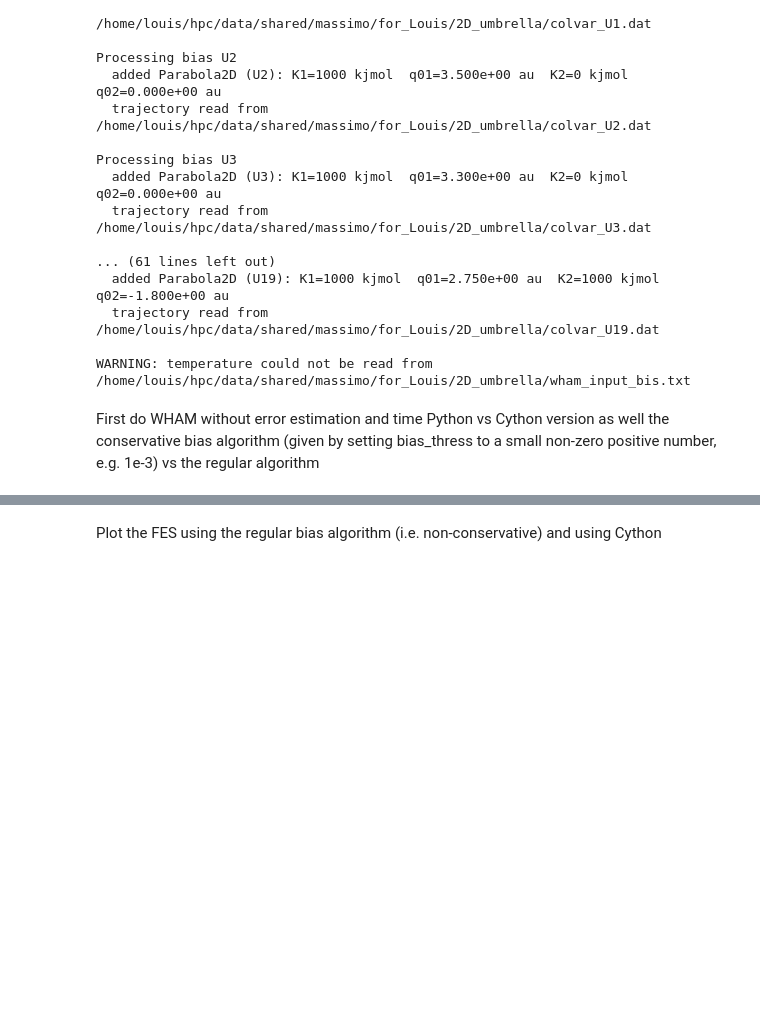
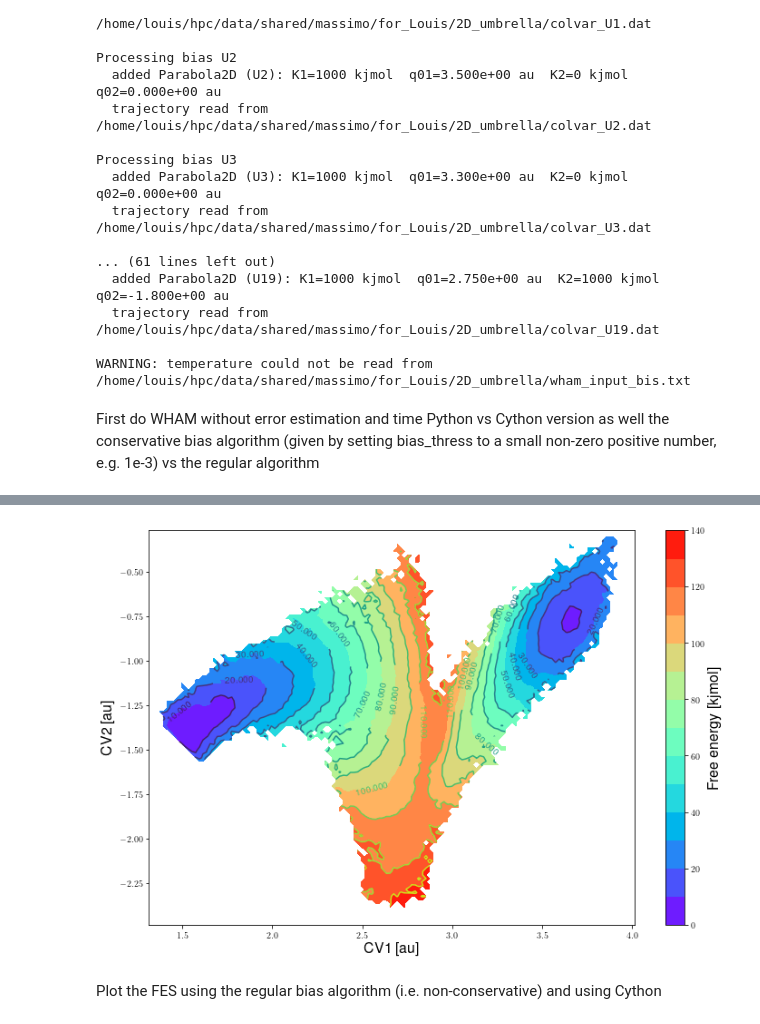
Before and after one commit to molmod/ThermoLIB, a Jupyter notebook: examples/WHAM2D/wham2d.ipynb, the cells around one changed output, grey strips where cells are left out. Cells and saved outputs as stored; diff of their text form; code cells hidden in the pictures; blank space fills up the shorter version.

```diff
--- a/examples/WHAM2D/wham2d.ipynb
+++ b/examples/WHAM2D/wham2d.ipynb
@@ -99,6 +99,4 @@ WARNING: temperature could not be read from /home/louis/hpc/data/shared/massimo/
 # %% [markdown]
 First do WHAM without error estimation and time Python vs Cython version as well the conservative bias algorithm (given by setting bias_thress to a small non-zero positive number, e.g. 1e-3) vs the regular algorithm
 # %%
-bins = [np.arange(1.305, 3.995+0.05, 0.01), np.arange(-2.495, -0.305+0.05, 0.01)]
-hist_ne_c = Histogram2D.from_wham_c(bins, trajectories, biasses, temp, error_estimate=None, Nscf=1000, convergence=1e-6, verbosity='low')
-hist_ne = Histogram2D.from_wham(bins, trajectories, biasses, temp, error_estimate=None, Nscf=1000, convergence=1e-6, verbosity='low')
+bins = [np.arange(1.305, 3.995+0.05, 0.02), np.arange(-2.495, -0.305+0.05, 0.02)]
@@ -120,0 +125,2 @@ TIMING SUMMARY
+# %%
+hist_f = Histogram2D.from_wham(bins, trajectories, biasses, temp, error_estimate='mle_f', Nscf=1000, convergence=1e-5, verbosity='medium')
@@ -121,7 +144,9 @@ TIMING SUMMARY
 # %%
-fes = FreeEnergySurface2D.from_histogram(hist_ne, temp)
+fes = FreeEnergySurface2D.from_histogram(hist_f, temp)
 fes.set_ref(ref='min')
-fes.plot('fes.png', ncolors=14, lims=[0,140])
+fes.plot('fes_c.png', ncolors=14, lims=[0,140])
+# %% [output]
+[figure, added]
 # %% [markdown]
 Plot the FES using the regular bias algorithm (i.e. non-conservative) and using Cython
 # %%
```
Also changed, not shown: parts of 17 cells of this notebook, 3 other files.
